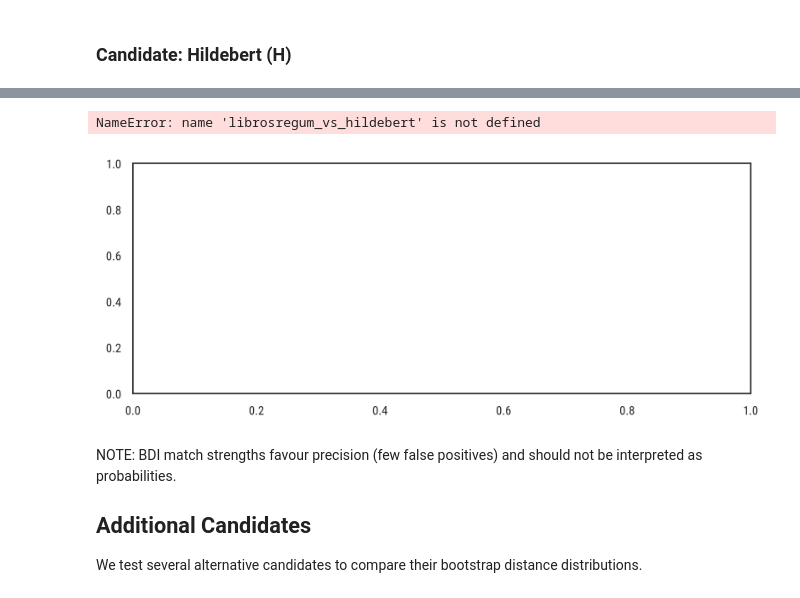
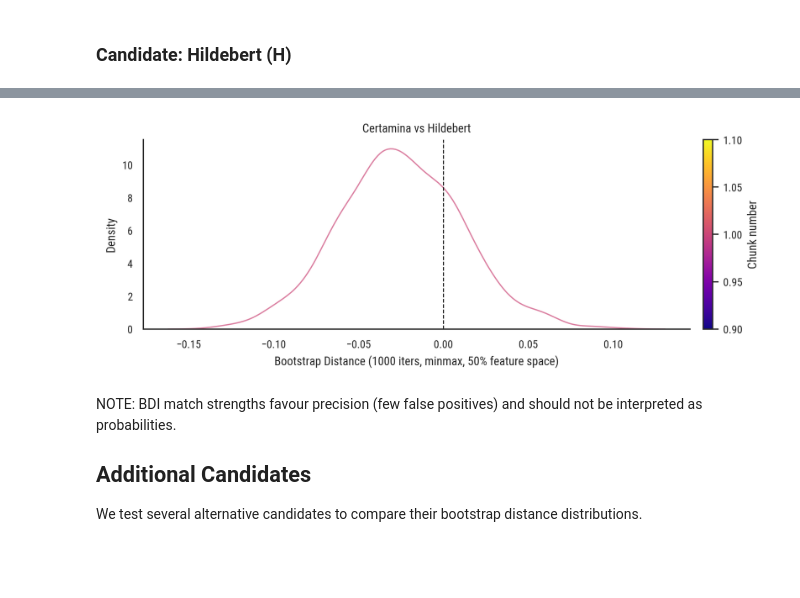
Before and after one commit to Martinapaccara/ps_hildebert_stylometry, a Jupyter notebook: hexameters/Metrical analysis/4. Certamina/2. metrics_bdi.ipynb, the cells around one changed output, grey strips where cells are left out. Drawn from its saved outputs; the diff is of its cells as text; code cells hidden in the pictures; blank space fills up the shorter version.

Commit message:
Update Certamina metrical outputs and notebooks

```diff
--- a/hexameters/Metrical analysis/4. Certamina/2. metrics_bdi.ipynb
+++ b/hexameters/Metrical analysis/4. Certamina/2. metrics_bdi.ipynb
@@ -370,37 +301,36 @@ def plot_kde_viridis(dist_df, poem_names, title="", xlabel="", ax=None):
 
     # Add colorbar as legend
     sm = cm.ScalarMappable(
         cmap=cmap, norm=mcolors.Normalize(vmin=chunk_nums.min(), vmax=chunk_nums.max())
     )
     sm.set_array([])
     cbar = plt.colorbar(sm, ax=ax, pad=0.02)
     cbar.set_label("Chunk number")
 
     return ax
 
 
 poem_names = raw_df.loc[problem_mask]
 
 sns.set_theme(
     context="paper",
     font="Roboto Condensed",
     style="white",
     rc={"figure.figsize": (8, 3), "figure.dpi": 300},
 )
 fig, ax = plt.subplots(figsize=(8, 3))
 plot_kde_viridis(
-    librosregum_vs_hildebert,
+    certamina_vs_hildebert,
     poem_names,
-    title="Carmen in libros Regum vs Hildebert",
+    title="Certamina vs Hildebert",
     xlabel="Bootstrap Distance (1000 iters, minmax, 50% feature space)",
     ax=ax,
 )
 sns.despine()
 fig.tight_layout()
 plt.show()
 # %% [output]
-NameError: name 'librosregum_vs_hildebert' is not defined
-[figure, old version]
+[figure, new version]
 # %% [markdown]
 NOTE: BDI match strengths favour precision (few false positives) and should not be interpreted as probabilities.
 
```
Also changed, not shown: parts of 9 cells of this notebook, 6 other files.
